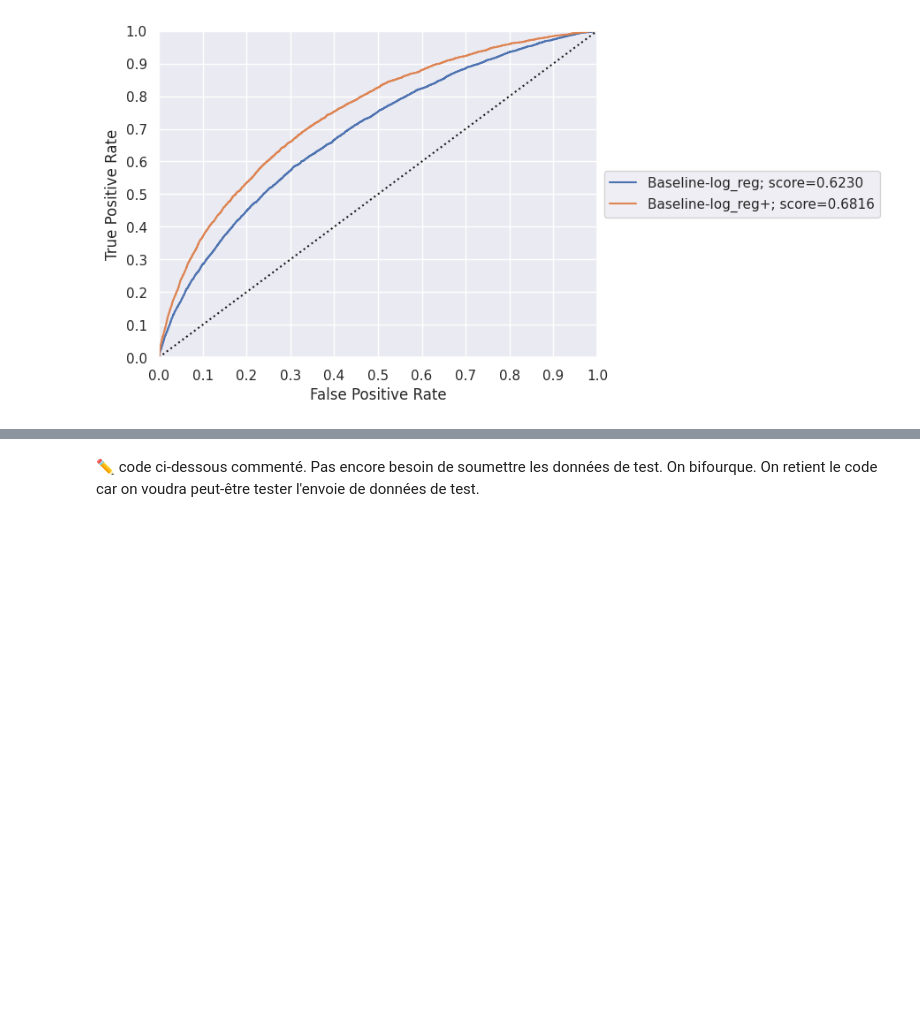
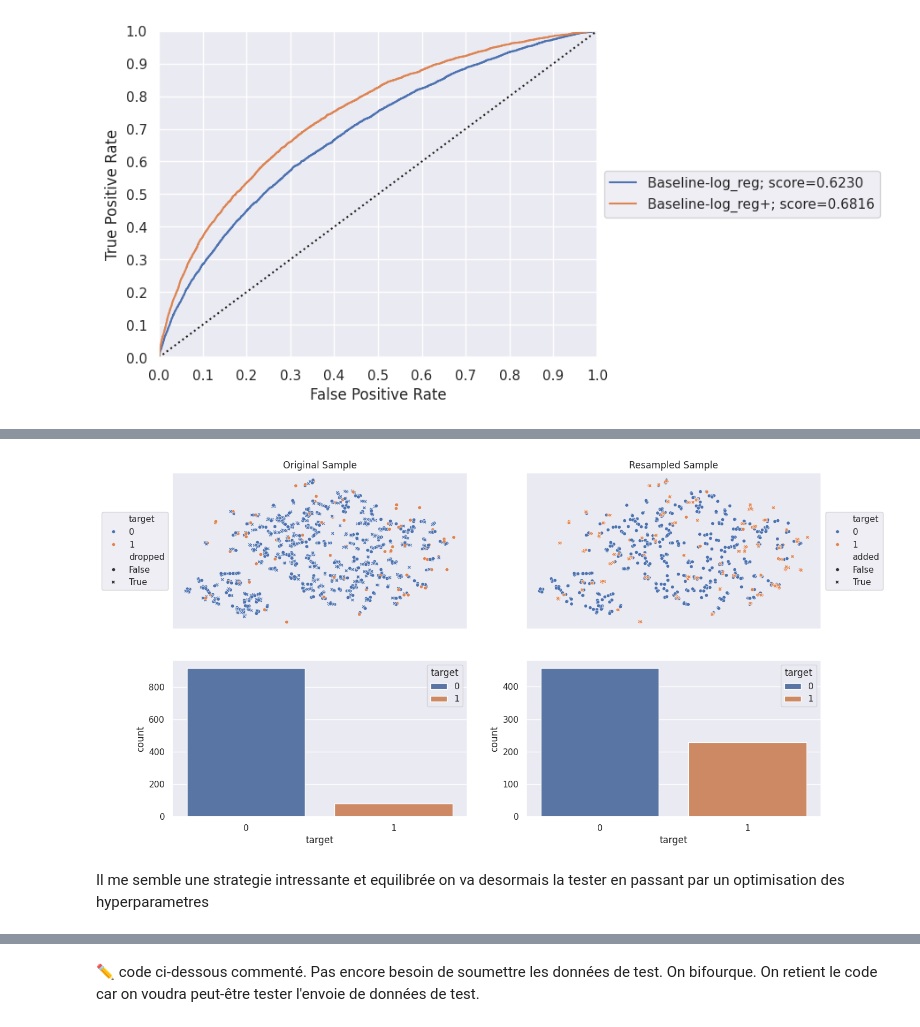
Before and after one commit to nicolascuervo/CreditScoring, a Jupyter notebook: notebooks/CUERVO_Nicolas_2_notebook_modélisation_092024.ipynb, the cells around one changed output, grey strips where cells are left out. Drawn from its saved outputs; the diff is of its cells as text; code cells hidden in the pictures; blank space fills up the shorter version.

Commit message:
Management of imbalanced classes with SMOTE of minity class and undersampling of majority class. apllied to Baseline Model and RandomForest

```diff
--- a/notebooks/CUERVO_Nicolas_2_notebook_modélisation_092024.ipynb
+++ b/notebooks/CUERVO_Nicolas_2_notebook_modélisation_092024.ipynb
@@ -1301,0 +1306,66 @@ On va balancer les classes avec SMOTE
+# %%
+# Extract small sample for visualization
+n_sample = 1000
+random_state = np.random.RandomState(50)
+_, X_sample, _,  y_sample = train_test_split( X_train_tfd, y_train, test_size=n_sample/len(X_train_tfd), stratify=y_train, random_state=random_state)
+X_sample = pd.DataFrame(X_sample)
+y_sample = pd.DataFrame(y_sample.values,columns=['target'])
+
+# Create resampler
+#   Produce new examples for the minority class
+smote = SMOTE(sampling_strategy=0.25, random_state=random_state)
+#   Remove individuals from the majority class
+under = RandomUnderSampler(sampling_strategy=0.5, random_state=random_state)
+steps = [('o', smote),
+         ('u', under)
+         ]
+resampler = Pipeline(steps=steps)
+X_smote, y_smote = resampler.fit_resample(X_sample, y_sample)
+
+# Figure out what whass added and what was removed
+mask_added = ~X_smote.index.isin(X_sample.index)
+mask_dropped = ~X_sample.index.isin(X_smote.index)
+
+X_dummy=pd.concat([X_sample,X_smote.loc[mask_added,:]])
+y_dummy=pd.concat([y_sample,y_smote.loc[mask_added]])
+
+# project in 2D
+tsne = TSNE(n_components=2, perplexity=3, n_iter=5000)
+X_tsne = tsne.fit_transform(X_dummy)
+
+# prepare data for ploting
+X_plot = pd.DataFrame(X_tsne, columns=['x','y'])
+X_plot["added"] = False
+X_plot.loc[X_smote.loc[mask_added,:].index,"added"] = True
+X_plot["dropped"] = False
+X_plot.loc[X_sample.loc[mask_dropped,:].index,"dropped"] = True
+
+# plot
+fig, axes = plt.subplots(2,2, figsize=(15,8))
+sns.scatterplot(X_plot.loc[~X_plot["added"],:],x='x',y='y',  s=20,
+                 hue=y_sample['target'], style='dropped',
+                ax=axes[0,0])
+axes[0, 0].legend(loc='center right', bbox_to_anchor=(0, 0.5))
+axes[0, 0].set_title('Original Sample')
+
+sns.scatterplot(X_plot.loc[~X_plot["dropped"],:],x='x',y='y', s=20,
+                 hue=y_smote['target'], style='added',
+                ax=axes[0,1])
+
+axes[0,1].set_title('Resampled Sample')
+axes[0, 1].legend(loc='center left', bbox_to_anchor=(1, 0.5))
+
+sns.countplot(y_sample, x='target', hue='target', ax=axes[1,0])
+sns.countplot(y_smote, x='target', hue='target', ax=axes[1,1])
+
+for ax in axes[0,:]:
+    ax.set_xticks([])
+    ax.set_yticks([])
+    ax.set_xlabel('')
+    ax.set_ylabel('')
+
+plt.show()
+# %% [output]
+[figure, added]
+# %% [markdown]
+Il me semble une strategie intressante et equilibrée on va desormais la tester en passant par un optimisation des hyperparametres
```
Also changed, not shown: parts of 24 cells of this notebook, 3 other files.
